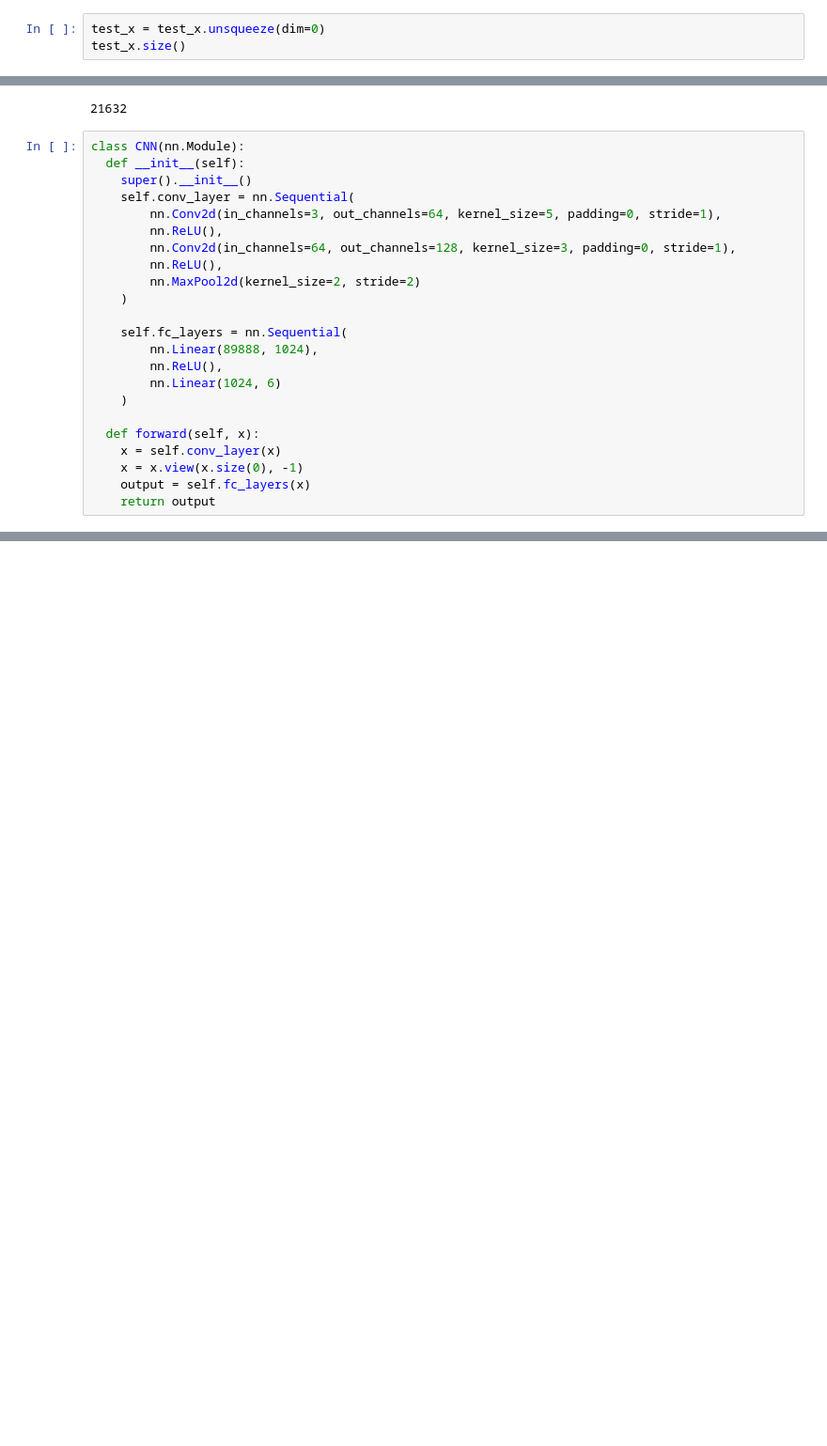
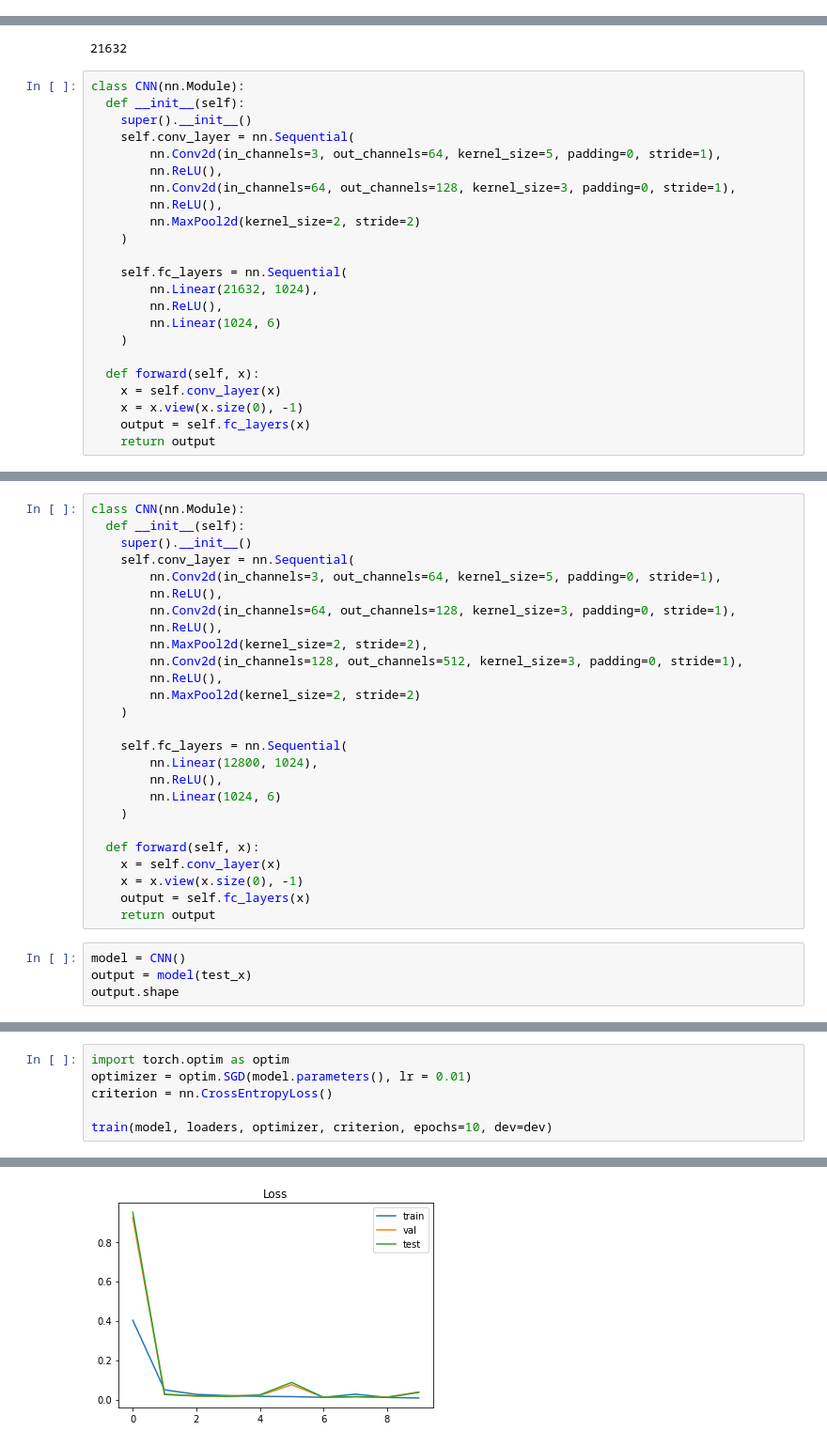
Before and after one commit to esfandiaryfard/machine-learning, a Jupyter notebook: HomeWork1_ImageClassification.ipynb, the cells around one changed output, grey strips where cells are left out. Shown at 94% size. Drawn from its saved outputs; the diff is of its cells as text; blank space fills up the shorter version.

Commit message:
Added all layers

```diff
--- a/HomeWork1_ImageClassification.ipynb
+++ b/HomeWork1_ImageClassification.ipynb
@@ -324,3 +325,0 @@ torch.Size([3, 32, 32])
-# %%
-test_x = test_x.unsqueeze(dim=0)
-test_x.size()
@@ -349,7 +341,7 @@ class CNN(nn.Module):
     )
 
     self.fc_layers = nn.Sequential(
-        nn.Linear(89888, 1024),
+        nn.Linear(21632, 1024),
         nn.ReLU(),
         nn.Linear(1024, 6)
     )
@@ -373,0 +410,30 @@ train(model, loaders, optimizer, criterion, epochs=10, dev=dev)
+# %%
+class CNN(nn.Module):
+  def __init__(self):
+    super().__init__()
+    self.conv_layer = nn.Sequential(
+        nn.Conv2d(in_channels=3, out_channels=64, kernel_size=5, padding=0, stride=1),
+        nn.ReLU(),
+        nn.Conv2d(in_channels=64, out_channels=128, kernel_size=3, padding=0, stride=1),
+        nn.ReLU(),
+        nn.MaxPool2d(kernel_size=2, stride=2),
+        nn.Conv2d(in_channels=128, out_channels=512, kernel_size=3, padding=0, stride=1),
+        nn.ReLU(),
+        nn.MaxPool2d(kernel_size=2, stride=2)
+    )
+
+    self.fc_layers = nn.Sequential(
+        nn.Linear(12800, 1024),
+        nn.ReLU(),
+        nn.Linear(1024, 6)
+    )
+
+  def forward(self, x):
+    x = self.conv_layer(x)
+    x = x.view(x.size(0), -1)
+    output = self.fc_layers(x)
+    return output
+# %%
+model = CNN()
+output = model(test_x)
+output.shape
@@ -373,0 +442,7 @@ train(model, loaders, optimizer, criterion, epochs=10, dev=dev)
+# %%
+import torch.optim as optim
+optimizer = optim.SGD(model.parameters(), lr = 0.01)
+criterion = nn.CrossEntropyLoss()
+
+train(model, loaders, optimizer, criterion, epochs=10, dev=dev)
+# %% [output]
@@ -373,0 +459 @@ train(model, loaders, optimizer, criterion, epochs=10, dev=dev)
+[figure, added]
```
Also changed, not shown: parts of 10 cells of this notebook.
